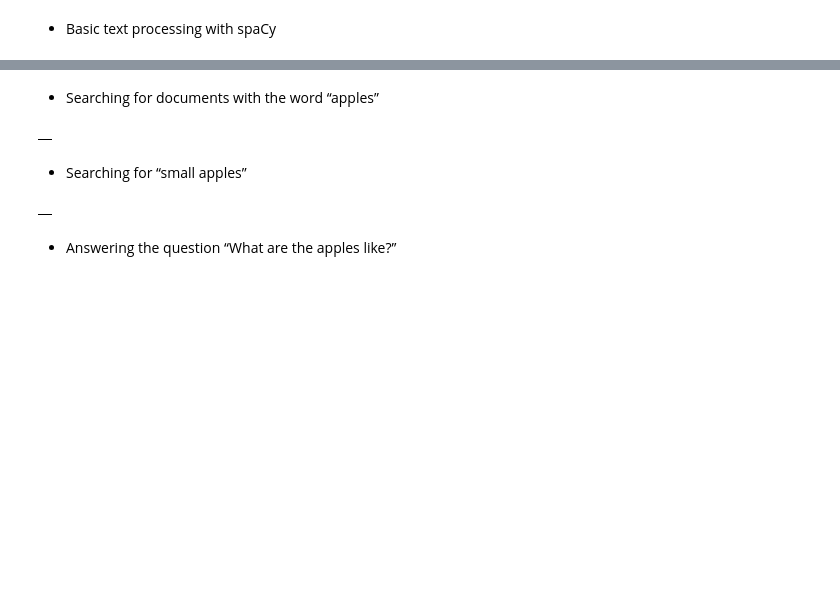
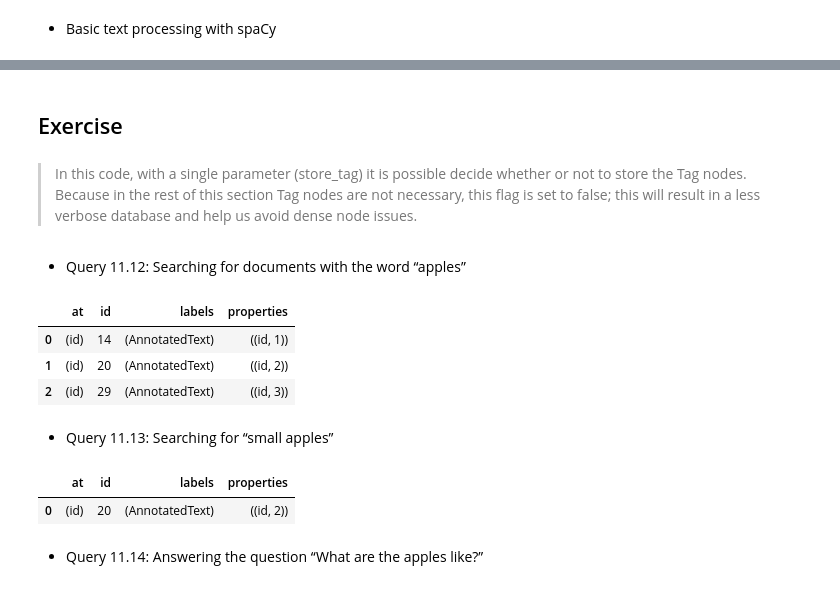
Before and after one commit to shunk031/graph-powered-machine-learning, a Jupyter notebook: notebooks/section_11.ipynb, the cells around one changed output, grey strips where cells are left out. Drawn from its saved outputs; the diff is of its cells as text; code cells hidden in the pictures; blank space fills up the shorter version.

Commit message:
update for section 11

```diff
--- a/notebooks/section_11.ipynb
+++ b/notebooks/section_11.ipynb
@@ -45,7 +63,5 @@ MERGE (w1)-[r:NEXT]->(w2)
   ON MATCH SET r.weight = r.weight + 1)
 """
 
-"""
-with driver.session() as session:
-    result = session.run(query)
-"""
+with driver.session(default_access_mode=neo4j.WRITE_ACCESS) as session:
+    session.run(query)
@@ -332,3 +361,7 @@ def process_dependencies(self, tag_occurrence_dependencies):
     MERGE (source)-[:IS_DEPENDENT {type: dependency.type}]->(destination)
     """
     execute_query(tag_occurrence_query, {"dependencies": tag_occurrence_dependencies})
+# %% [markdown]
+## Exercise
+# %% [markdown]
+> In this code, with a single parameter (store_tag) it is possible decide whether or not to store the Tag nodes. Because in the rest of this section Tag nodes are not necessary, this flag is set to false; this will result in a less verbose database and help us avoid dense node issues.
@@ -335,13 +372,21 @@ def process_dependencies(self, tag_occurrence_dependencies):
 # %% [markdown]
-- Searching for documents with the word “apples”
+- Query 11.12: Searching for documents with the word “apples”
 # %%
 query = """
 WITH  "apples" as searchQuery
 MATCH (t:TagOccurrence)<-[*2..2]-(at:AnnotatedText)
 WHERE t.lemma = searchQuery OR t.text = searchQuery
 RETURN at
 """
 df = execute_cypher_query(driver, query)
+df = df.assign(
+    id=df['at'].apply(lambda x: x.id),
+    labels=df['at'].apply(lambda x: x.labels),
+    properties=df['at'].apply(lambda x: x.items())
+)
 df.head()
 # %% [output]
-|  |
+|  | at | id | labels | properties |
+| 0 | (id) | 14 | (AnnotatedText) | ((id, 1)) |
+| 1 | (id) | 20 | (AnnotatedText) | ((id, 2)) |
+| 2 | (id) | 29 | (AnnotatedText) | ((id, 3)) |
@@ -348,5 +397,5 @@ df.head()
 # %% [markdown]
-- Searching for “small apples”
+- Query 11.13: Searching for “small apples”
 # %%
 query = """
 WITH  "small" as firstWord, "apples" as secondWord
@@ -356,11 +405,17 @@ MATCH (t1)-[:IS_DEPENDENT]->(t0)<-[*2..2]-(at:AnnotatedText)
 return at
 """
 df = execute_cypher_query(driver, query)
+df = df.assign(
+    id=df['at'].apply(lambda x: x.id),
+    labels=df['at'].apply(lambda x: x.labels),
+    properties=df['at'].apply(lambda x: x.items())
+)
 df.head()
 # %% [output]
-|  |
+|  | at | id | labels | properties |
+| 0 | (id) | 20 | (AnnotatedText) | ((id, 2)) |
 # %% [markdown]
-- Answering the question “What are the apples like?”
+- Query 11.14: Answering the question “What are the apples like?”
 # %%
 query = """
 WITH  "apples" as searchQuery
```
Also changed, not shown: parts of 28 cells of this notebook.
